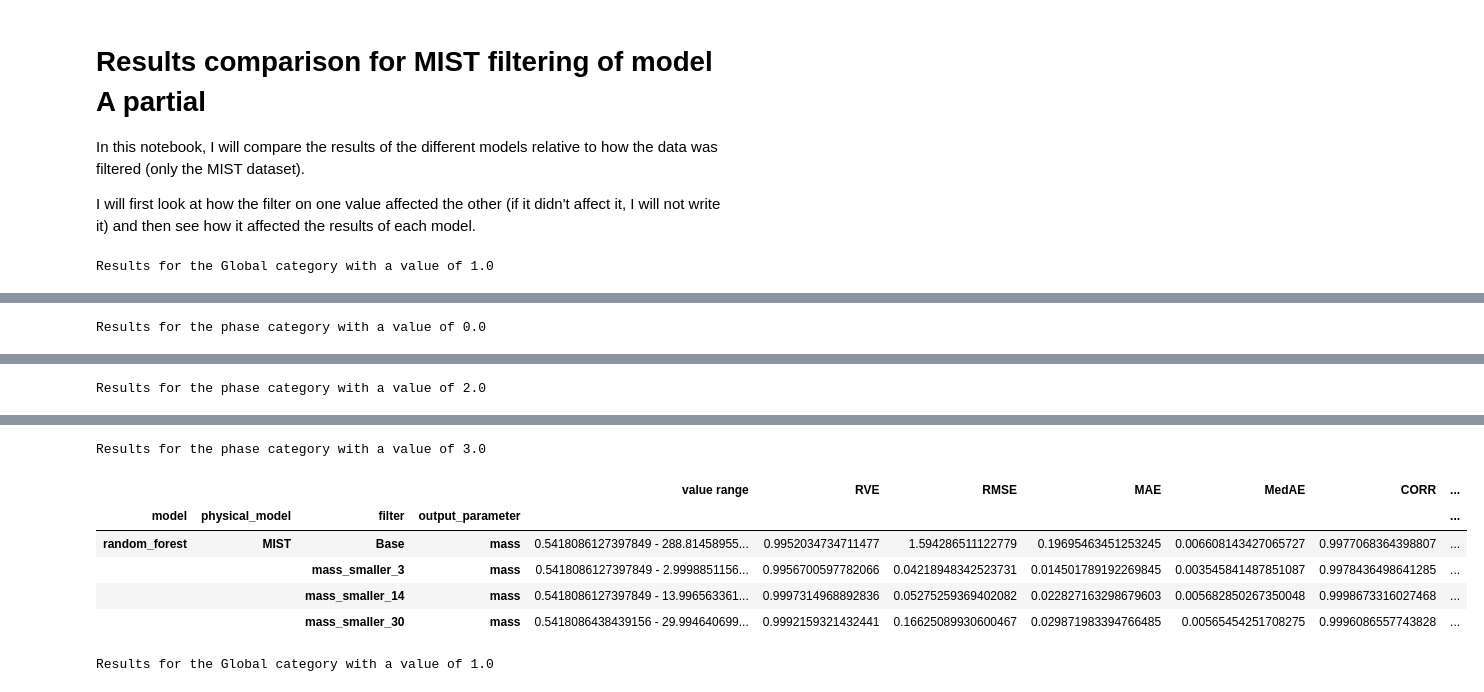
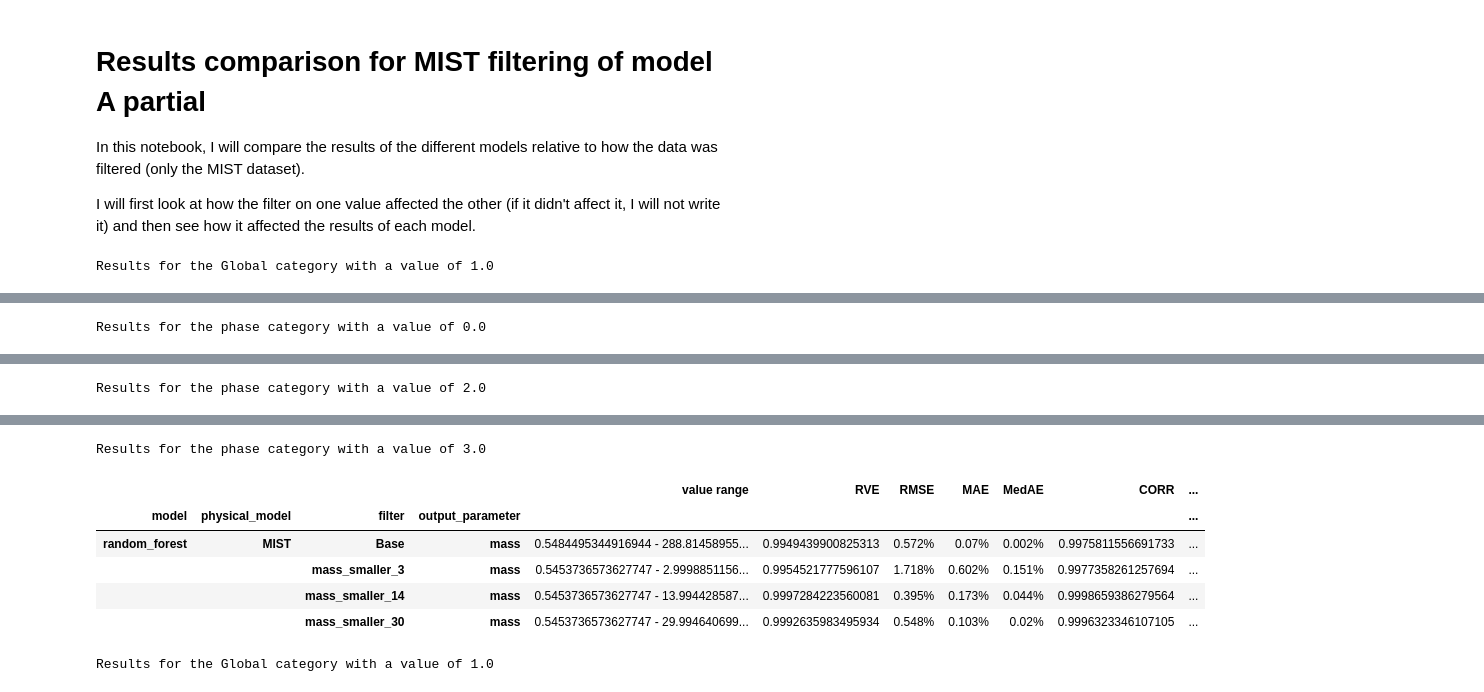
Before and after one commit to anpirott/thesis, a Jupyter notebook: notebooks/ML/method_ML/Model_A_partial/default_models/MIST/compare_model_results.ipynb, the cells around one changed output, grey strips where cells are left out. Drawn from its saved outputs; the diff is of its cells as text; code cells hidden in the pictures.

Commit message:
recompared the models for model_a_partial for MIST

```diff
--- a/notebooks/ML/method_ML/Model_A_partial/default_models/MIST/compare_model_results.ipynb
+++ b/notebooks/ML/method_ML/Model_A_partial/default_models/MIST/compare_model_results.ipynb
@@ -12,7 +12,7 @@ from ML.utils.Data_preparator import Data_preparator
 pre_path = "../../../../../../"
 path = pre_path + "results/model_A_partial/default_models"
 # %%
-compare_metrics(path,
+compare_metrics(path, value_rounding=3, relative_values=True,
                 output_parameters=["mass"], # output_parameters=["radius"],
                 model_names=["random_forest"],
                 physical_models=["MIST"],
@@ -42,10 +42,10 @@ Results for the phase category with a value of 2.0
 Results for the phase category with a value of 3.0
 |  |  |  |  | value range | RVE | RMSE | MAE | MedAE | CORR | ... |
 | model | physical_model | filter | output_parameter |  |  |  |  |  |  | ... |
-| random_forest | MIST | Base | mass | 0.5418086127397849 - 288.81458955... | 0.9952034734711477 | 1.594286511122779 | 0.19695463451253245 | 0.006608143427065727 | 0.9977068364398807 | ... |
-|  |  | mass_smaller_3 | mass | 0.5418086127397849 - 2.9998851156... | 0.9956700597782066 | 0.04218948342523731 | 0.014501789192269845 | 0.003545841487851087 | 0.9978436498641285 | ... |
-|  |  | mass_smaller_14 | mass | 0.5418086127397849 - 13.996563361... | 0.9997314968892836 | 0.05275259369402082 | 0.022827163298679603 | 0.005682850267350048 | 0.9998673316027468 | ... |
-|  |  | mass_smaller_30 | mass | 0.5418086438439156 - 29.994640699... | 0.9992159321432441 | 0.16625089930600467 | 0.029871983394766485 | 0.00565454251708275 | 0.9996086557743828 | ... |
+| random_forest | MIST | Base | mass | 0.5484495344916944 - 288.81458955... | 0.9949439900825313 | 0.572% | 0.07% | 0.002% | 0.9975811556691733 | ... |
+|  |  | mass_smaller_3 | mass | 0.5453736573627747 - 2.9998851156... | 0.9954521777596107 | 1.718% | 0.602% | 0.151% | 0.9977358261257694 | ... |
+|  |  | mass_smaller_14 | mass | 0.5453736573627747 - 13.994428587... | 0.9997284223560081 | 0.395% | 0.173% | 0.044% | 0.9998659386279564 | ... |
+|  |  | mass_smaller_30 | mass | 0.5453736573627747 - 29.994640699... | 0.9992635983495934 | 0.548% | 0.103% | 0.02% | 0.9996323346107105 | ... |
 # %%
 compare_metrics(path, value_rounding=3,
                 output_parameters=["mass", "radius"], # output_parameters=["radius"],
```
Also changed, not shown: parts of 9 cells of this notebook, 1 other file.
